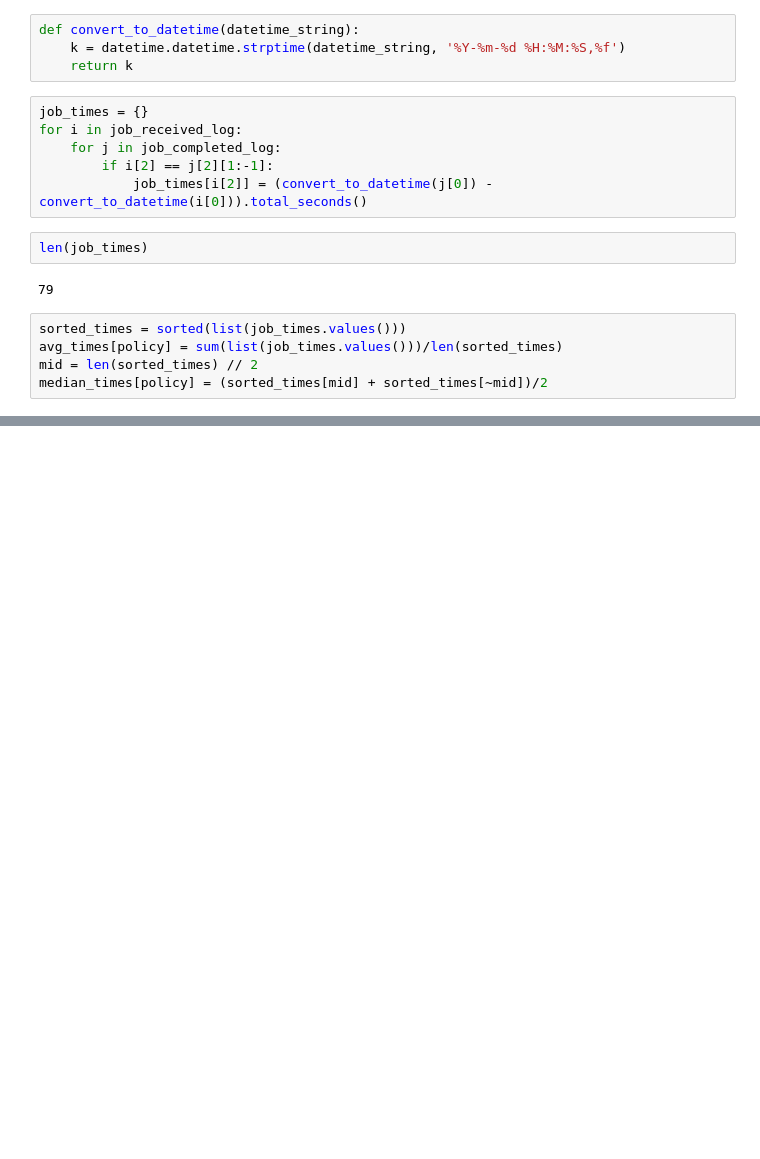
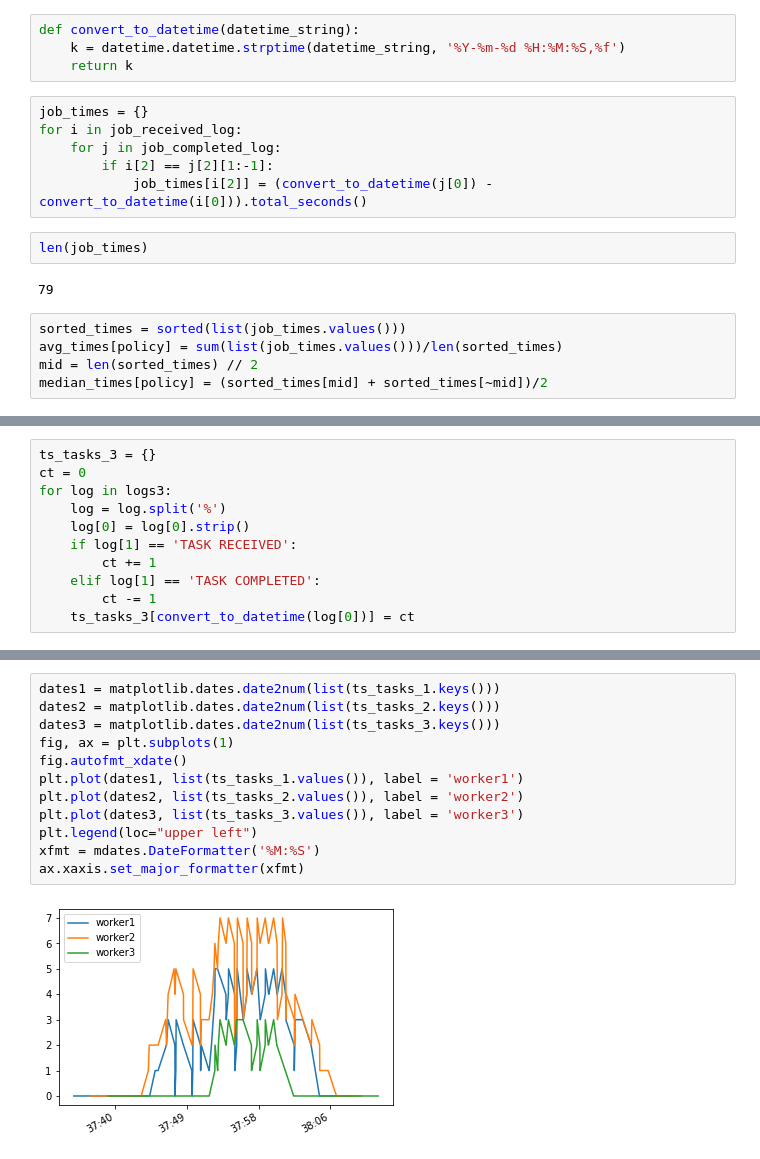
Before and after one commit to ShriprajwalK/YACS, a Jupyter notebook: worker_logs_stats.ipynb, the cells around one changed output, grey strips where cells are left out. Saved outputs shown, nothing was run; the diff lists cells and outputs as text; blank space fills up the shorter version.

```diff
--- a/worker_logs_stats.ipynb
+++ b/worker_logs_stats.ipynb
@@ -125,0 +119,11 @@ job_times
+# %%
+ts_tasks_3 = {}
+ct = 0
+for log in logs3:
+    log = log.split('%')
+    log[0] = log[0].strip()
+    if log[1] == 'TASK RECEIVED':
+        ct += 1
+    elif log[1] == 'TASK COMPLETED':
+        ct -= 1
+    ts_tasks_3[convert_to_datetime(log[0])] = ct
@@ -125,0 +150,14 @@ job_times
+# %%
+dates1 = matplotlib.dates.date2num(list(ts_tasks_1.keys()))
+dates2 = matplotlib.dates.date2num(list(ts_tasks_2.keys()))
+dates3 = matplotlib.dates.date2num(list(ts_tasks_3.keys()))
+fig, ax = plt.subplots(1)
+fig.autofmt_xdate()
+plt.plot(dates1, list(ts_tasks_1.values()), label = 'worker1')
+plt.plot(dates2, list(ts_tasks_2.values()), label = 'worker2')
+plt.plot(dates3, list(ts_tasks_3.values()), label = 'worker3')
+plt.legend(loc="upper left")
+xfmt = mdates.DateFormatter('%M:%S')
+ax.xaxis.set_major_formatter(xfmt)
+# %% [output]
+[figure, added]
```
Also changed, not shown: parts of 12 cells of this notebook, 14 other files.
